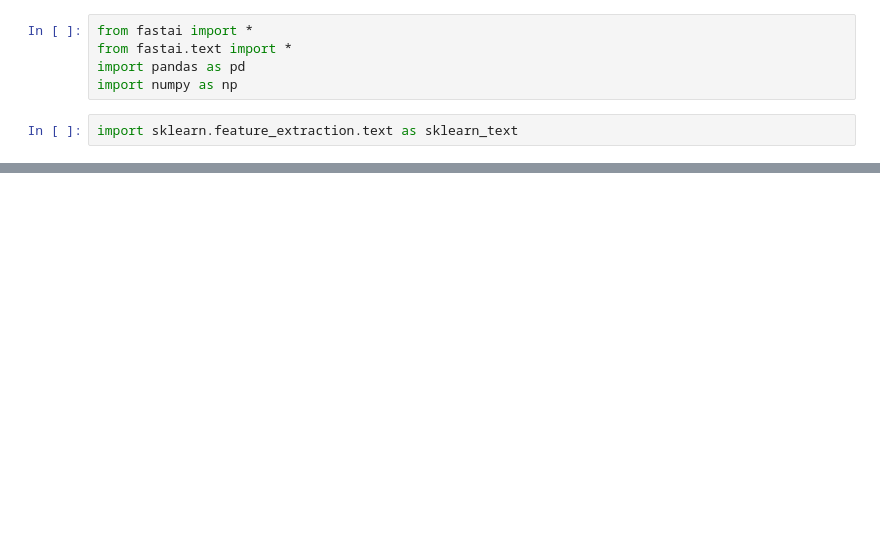
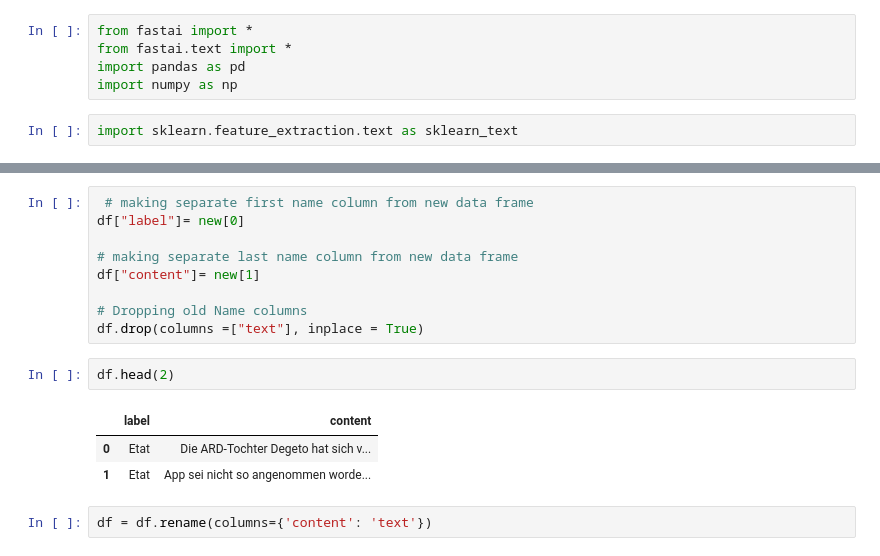
Before and after one commit to RaminParker/Text-Classification-Project-Collection, a Jupyter notebook: TextClassificationGerman.ipynb, the cells around one changed output, grey strips where cells are left out. Saved outputs shown, nothing was run; the diff lists cells and outputs as text; blank space fills up the shorter version.

Commit message:
first video applied

```diff
--- a/TextClassificationGerman.ipynb
+++ b/TextClassificationGerman.ipynb
@@ -79,0 +65,17 @@ array(['Etat', 'Inland', 'International', 'Kultur', 'Panorama', 'Sport', 'Web',
+# %%
+ # making separate first name column from new data frame
+df["label"]= new[0]
+
+# making separate last name column from new data frame
+df["content"]= new[1]
+
+# Dropping old Name columns
+df.drop(columns =["text"], inplace = True)
+# %%
+df.head(2)
+# %% [output]
+|  | label | content |
+| 0 | Etat | Die ARD-Tochter Degeto hat sich v... |
+| 1 | Etat | App sei nicht so angenommen worde... |
+# %%
+df = df.rename(columns={'content': 'text'})
```
Also changed, not shown: parts of 81 cells of this notebook.
